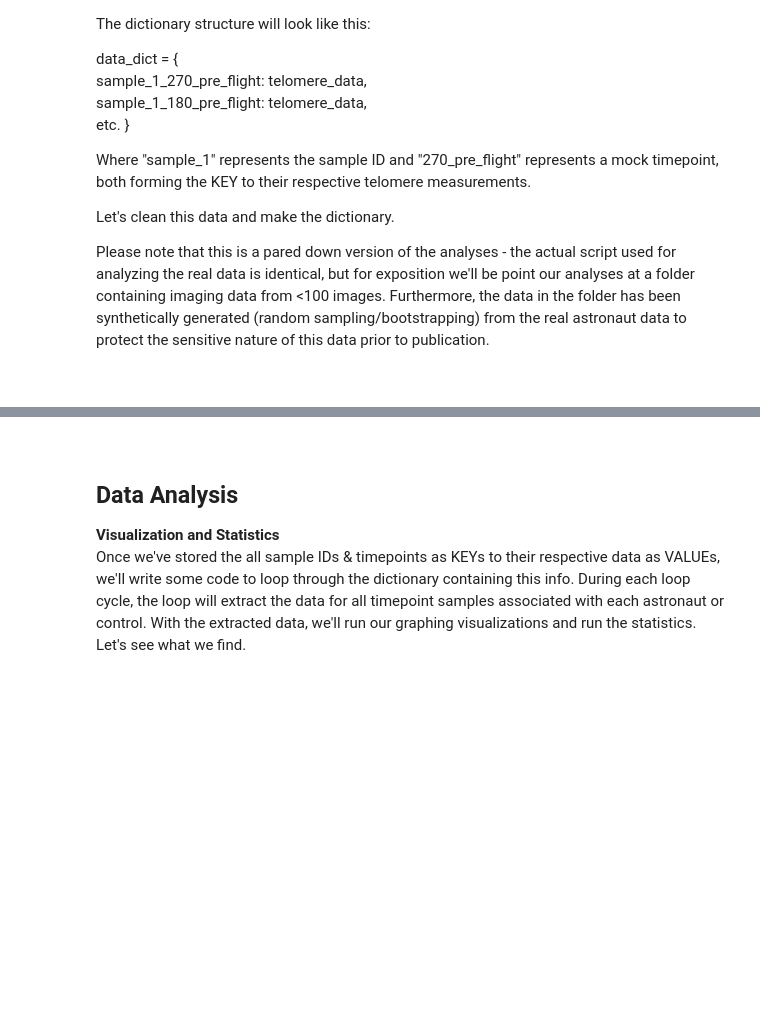
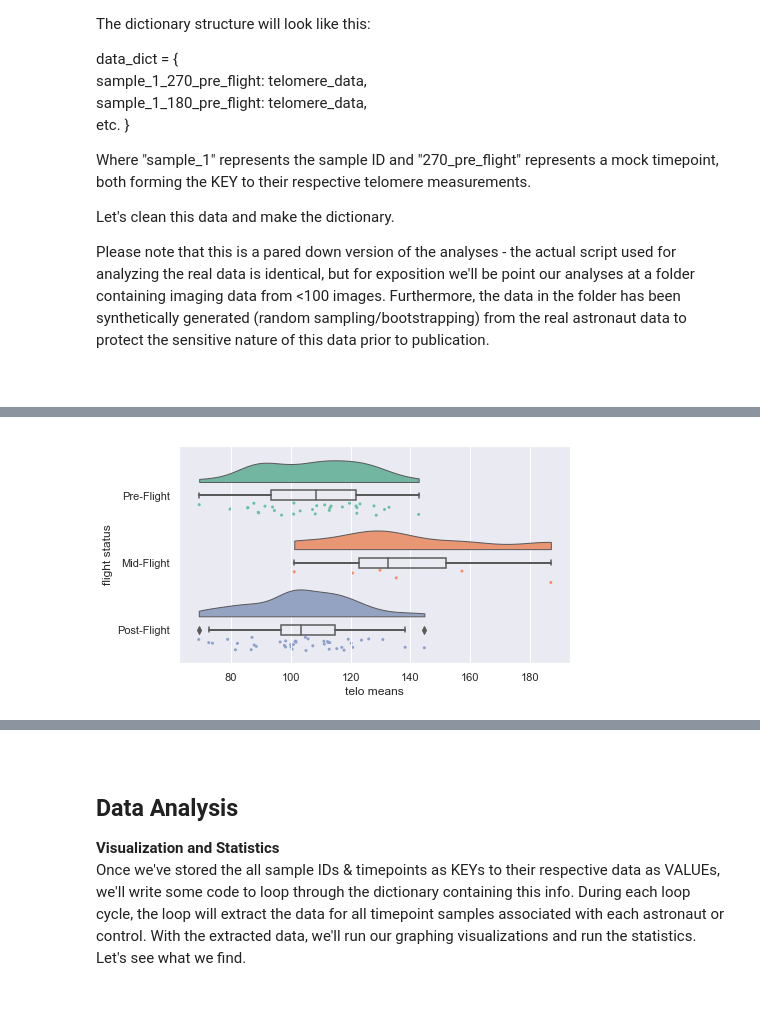
Before and after one commit to Jared-Luxton/NASA-astronauts-telomeres-chromosomes, a Jupyter notebook: NASA-astros-telomeres-JupyterNotebook.ipynb, the cells around one changed output, grey strips where cells are left out. Drawn from its saved outputs; the diff is of its cells as text; code cells hidden in the pictures; blank space fills up the shorter version.

```diff
--- a/NASA-astros-telomeres-JupyterNotebook.ipynb
+++ b/NASA-astros-telomeres-JupyterNotebook.ipynb
@@ -302,0 +207,7 @@ astro_df.head(8)
+# %%
+ax = sns.set(font_scale=1)
+dx = "flight status"; dy = "telo means"; ort = "h"; pal = "Set2"; sigma = .35
+ax = pt.RainCloud(x = dx, y = dy, data = astro_df, palette = pal, bw = sigma,
+                 width_viol = .8, figsize = (7,4), move=0.21, orient = ort)
+# %% [output]
+[figure, added]
```
Also changed, not shown: parts of 43 cells of this notebook.
